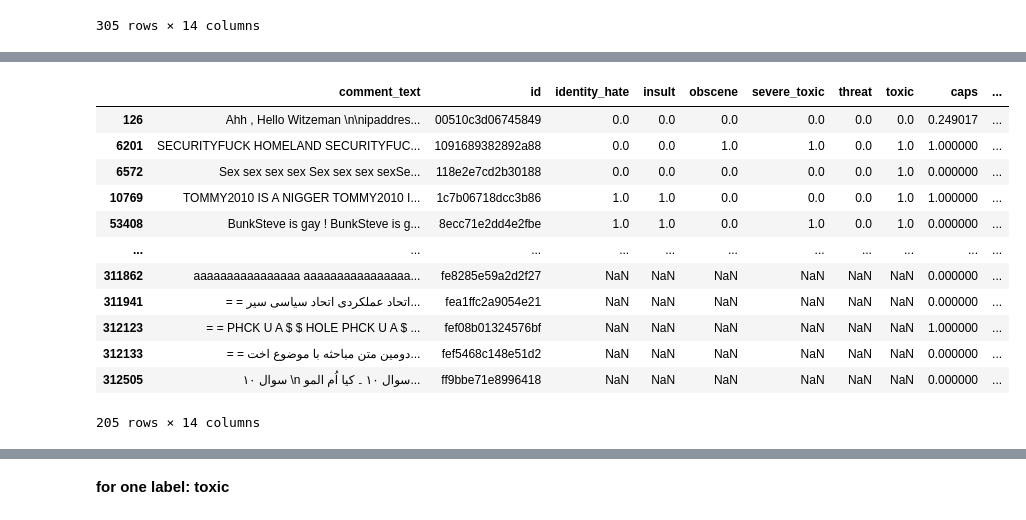
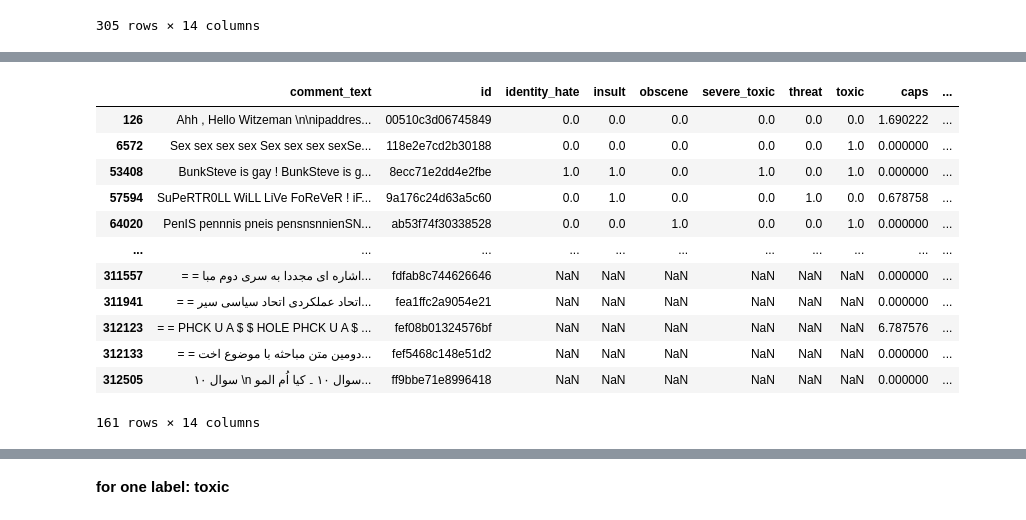
Before and after one commit to liyadi81/toxic-comment-classification, a Jupyter notebook: Toxic_Comment.ipynb, the cells around one changed output, grey strips where cells are left out. Drawn from its saved outputs; the diff is of its cells as text; code cells hidden in the pictures.

```diff
--- a/Toxic_Comment.ipynb
+++ b/Toxic_Comment.ipynb
@@ -219,8 +218,27 @@ def token_combine(nested_list):
         combined_doc.append(' '.join(nested_list[i]))
     return(combined_doc)
 # %%
-# processing url, ip address and punctuations
+# takes a few minutes to process
 
-full_set.comment_text = full_set.comment_text.apply(lambda x: re.sub(r"(https|http)\S+", "", x))
-full_set.comment_text = full_set.comment_text.apply(lambda x: re.sub(r'[0-9]+(\.[0-9]+){3}', 'ipaddress', x))
-full_set.comment_text = full_set.comment_text.apply(lambda x: re.sub(r'([{}])'.format(string.punctuation),' \g<1> ', x))        # “”¨«»®´·º½¾¿¡§£₤‘’
+%%time
+
+if not os.path.exists('full_cleaned.pkl') or 0==1:
+    print("start processing text...")
+
+    # processing url, ip address and punctuations
+    full_set.comment_text = full_set.comment_text.apply(lambda x: re.sub(r"(https|http)\S+", "", x))
+    full_set.comment_text = full_set.comment_text.apply(lambda x: re.sub(r'[0-9]+(\.[0-9]+){3}', 'ipaddress', x))
+    full_set.comment_text = full_set.comment_text.apply(lambda x: re.sub(r'([{}])'.format(string.punctuation),
+                                                                         ' \g<1> ', x))  # “”¨«»®´·º½¾¿¡§£₤‘’
+
+#     features = nlp_pip(full_set.comment_text)            # this one takes long time
+    features = token_pip(full_set.comment_text)      # this one much faster
+    for k in features:
+        if k=='cleaned_text':
+            full_set[k] = features[k]
+        else:
+            full_set[k] = features[k]/np.std(features[k])    # normalize
+    print('Saving dataframe...')
+    full_set.to_pickle('full_cleaned.pkl')
+else:
+    full_set = pd.read_pickle('full_cleaned.pkl')
@@ -404,20 +436,20 @@ full_set[full_set.longest_word>200]
 # %%
 # abnormal number of oov words
-full_set[full_set.oov>200]
+full_set[full_set.oov>20]
 # %% [output]
 |  | comment_text | id | identity_hate | insult | obscene | severe_toxic | threat | toxic | caps | ... |
-| 126 | Ahh , Hello Witzeman \n\nipaddres... | 00510c3d06745849 | 0.0 | 0.0 | 0.0 | 0.0 | 0.0 | 0.0 | 0.249017 | ... |
-| 6201 | SECURITYFUCK HOMELAND SECURITYFUC... | 1091689382892a88 | 0.0 | 0.0 | 1.0 | 1.0 | 0.0 | 1.0 | 1.000000 | ... |
+| 126 | Ahh , Hello Witzeman \n\nipaddres... | 00510c3d06745849 | 0.0 | 0.0 | 0.0 | 0.0 | 0.0 | 0.0 | 1.690222 | ... |
 | 6572 | Sex sex sex sex Sex sex sex sexSe... | 118e2e7cd2b30188 | 0.0 | 0.0 | 0.0 | 0.0 | 0.0 | 1.0 | 0.000000 | ... |
-| 10769 | TOMMY2010 IS A NIGGER TOMMY2010 I... | 1c7b06718dcc3b86 | 1.0 | 1.0 | 0.0 | 0.0 | 0.0 | 1.0 | 1.000000 | ... |
 | 53408 | BunkSteve is gay ! BunkSteve is g... | 8ecc71e2dd4e2fbe | 1.0 | 1.0 | 0.0 | 1.0 | 0.0 | 1.0 | 0.000000 | ... |
+| 57594 | SuPeRTR0LL WiLL LiVe FoReVeR ! iF... | 9a176c24d63a5c60 | 0.0 | 1.0 | 0.0 | 0.0 | 1.0 | 0.0 | 0.678758 | ... |
+| 64020 | PenIS pennnis pneis pensnsnnienSN... | ab53f74f30338528 | 0.0 | 0.0 | 1.0 | 0.0 | 0.0 | 1.0 | 0.000000 | ... |
 | ... | ... | ... | ... | ... | ... | ... | ... | ... | ... | ... |
-| 311862 | aaaaaaaaaaaaaaaa aaaaaaaaaaaaaaaa... | fe8285e59a2d2f27 | NaN | NaN | NaN | NaN | NaN | NaN | 0.000000 | ... |
+| 311557 | = = اشاره ای مجددا به سری دوم مبا... | fdfab8c744626646 | NaN | NaN | NaN | NaN | NaN | NaN | 0.000000 | ... |
 | 311941 | = = اتحاد عملکردی اتحاد سیاسی سیر... | fea1ffc2a9054e21 | NaN | NaN | NaN | NaN | NaN | NaN | 0.000000 | ... |
-| 312123 | = = PHCK U A $ $ HOLE PHCK U A $ ... | fef08b01324576bf | NaN | NaN | NaN | NaN | NaN | NaN | 1.000000 | ... |
+| 312123 | = = PHCK U A $ $ HOLE PHCK U A $ ... | fef08b01324576bf | NaN | NaN | NaN | NaN | NaN | NaN | 6.787576 | ... |
 | 312133 | = = دومین متن مباحثه با موضوع اخت... | fef5468c148e51d2 | NaN | NaN | NaN | NaN | NaN | NaN | 0.000000 | ... |
 | 312505 | سوال ۱۰ \n سوال ۱۰ ۔ کیا اُم المو... | ff9bbe71e8996418 | NaN | NaN | NaN | NaN | NaN | NaN | 0.000000 | ... |
-205 rows × 14 columns
+161 rows × 14 columns
 # %%
 # visuallize the distribution of features
 full_set.iloc[:, 8:].hist(figsize=(10,5), layout=(2,3))
```
Also changed, not shown: parts of 35 cells of this notebook.
